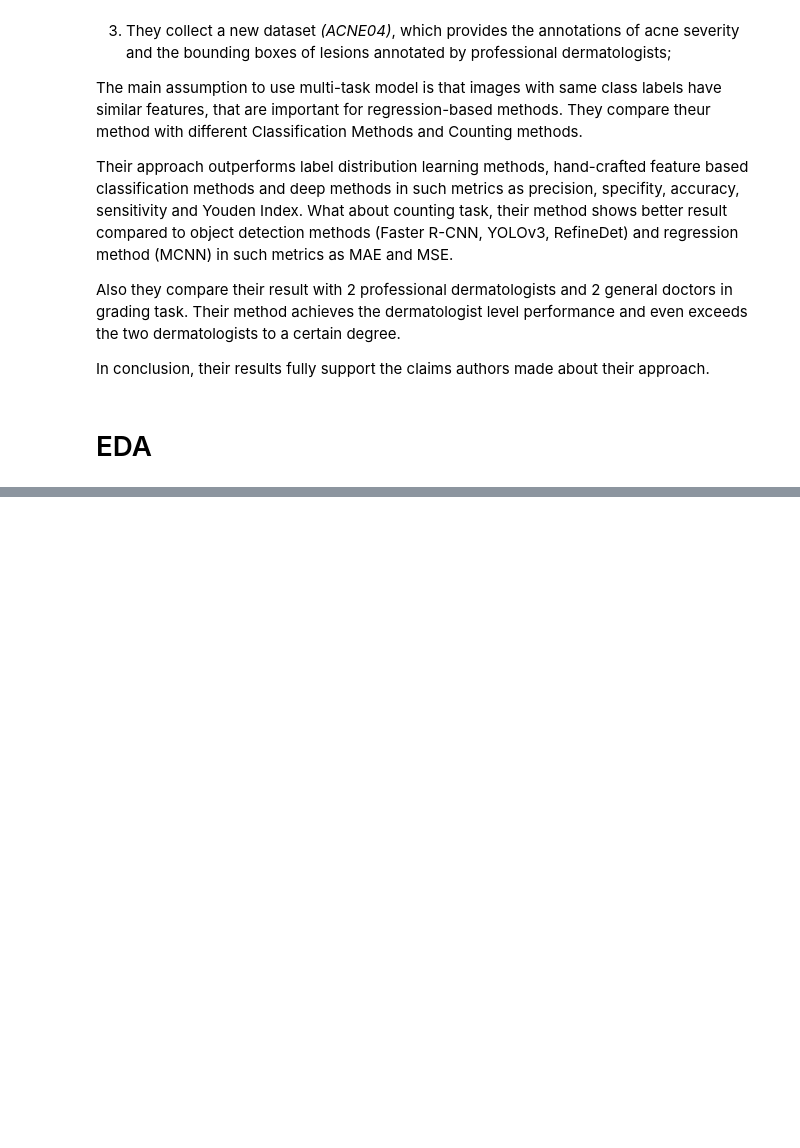
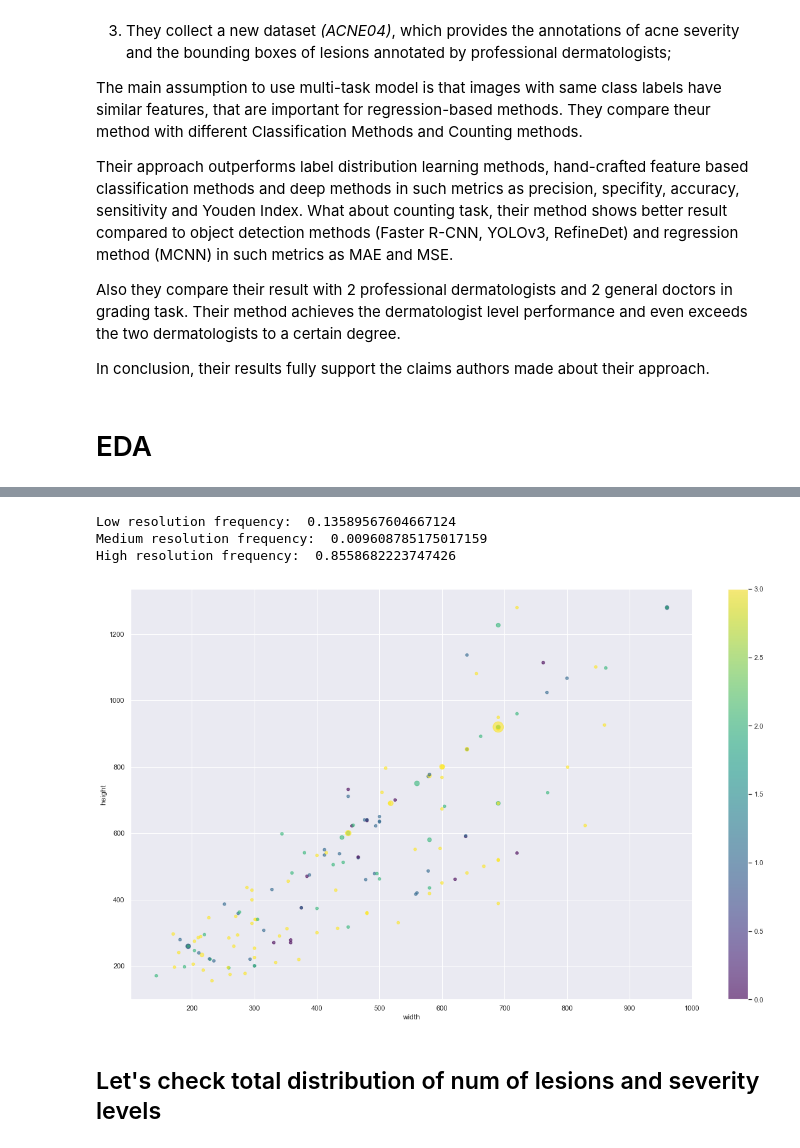
Before and after one commit to SolidCake98/ACNE-Image-analysis, a Jupyter notebook: ACNE_EDA.ipynb, the cells around one changed output, grey strips where cells are left out. Saved outputs shown, nothing was run; the diff lists cells and outputs as text; code cells hidden in the pictures; blank space fills up the shorter version.

```diff
--- a/ACNE_EDA.ipynb
+++ b/ACNE_EDA.ipynb
@@ -140,3 +229,25 @@ plt.colorbar()
+# %%
+total = np.sum(sizes['count'])
+
+low_res_freq = np.sum(sizes[sizes['width'] < 1000]['count']) / total
+medium_res_freq = np.sum(sizes[sizes['width'] > 1000][sizes['width'] < 3000]['count']) / total
+high_res_freq = np.sum(sizes[sizes['width'] > 2500]['count']) / total
+
+print("Low resolution frequency: ", low_res_freq)
+print("Medium resolution frequency: ", medium_res_freq)
+print("High resolution frequency: ", high_res_freq)
+# %% [output]
+Low resolution frequency:  0.13589567604667124
+Medium resolution frequency:  0.009608785175017159
+High resolution frequency:  0.8558682223747426
+# %%
+#plot only low resolution images
+
+plot_scatter_hw(sizes[sizes['width'] < 1000])
+# %% [output]
+[figure, added]
+# %% [markdown]
+## Let's check total distribution of num of lesions and severity levels
 # %%
 acne_img_df[['count', 'severity']].hist(bins=15, alpha=0.6)
 # %% [output]
```
Also changed, not shown: parts of 64 cells of this notebook, 2 other files.
